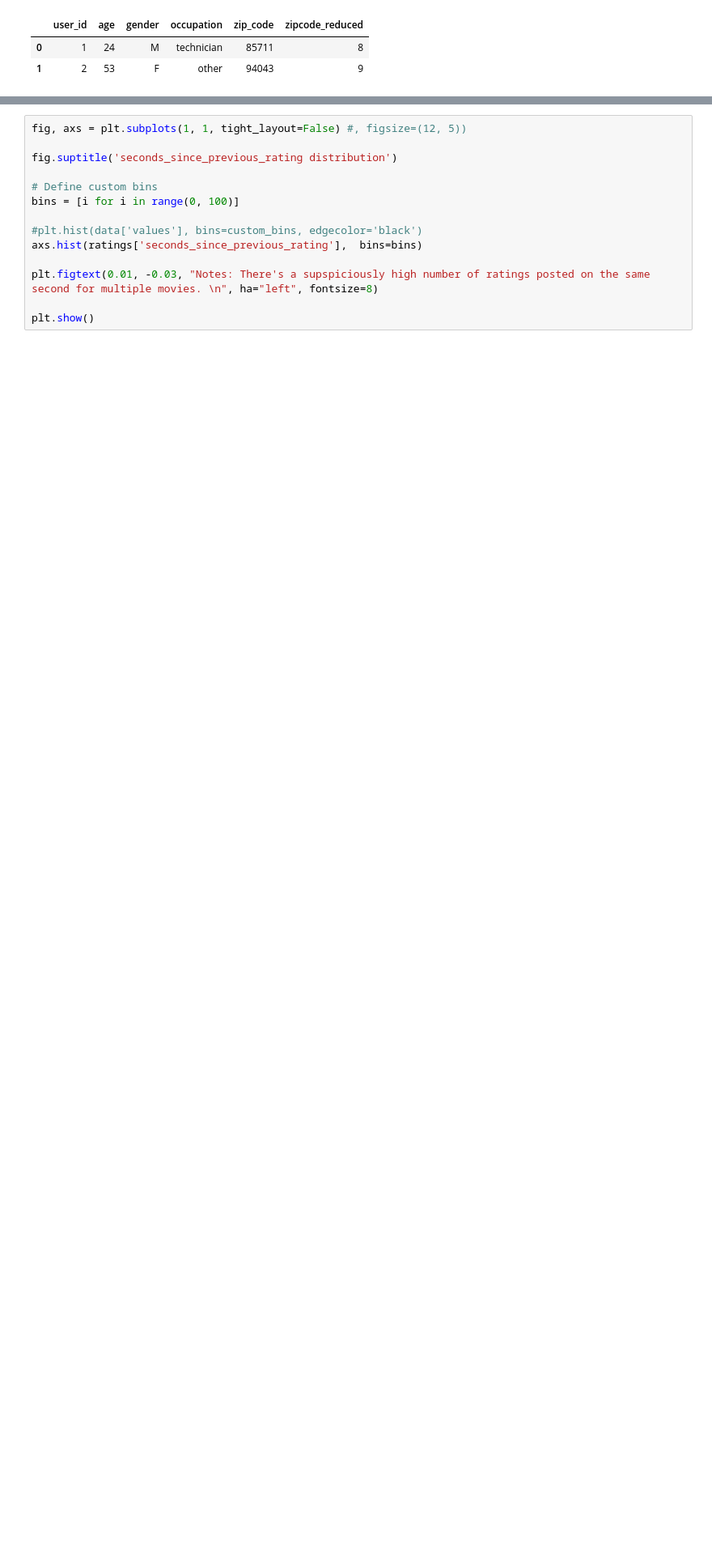
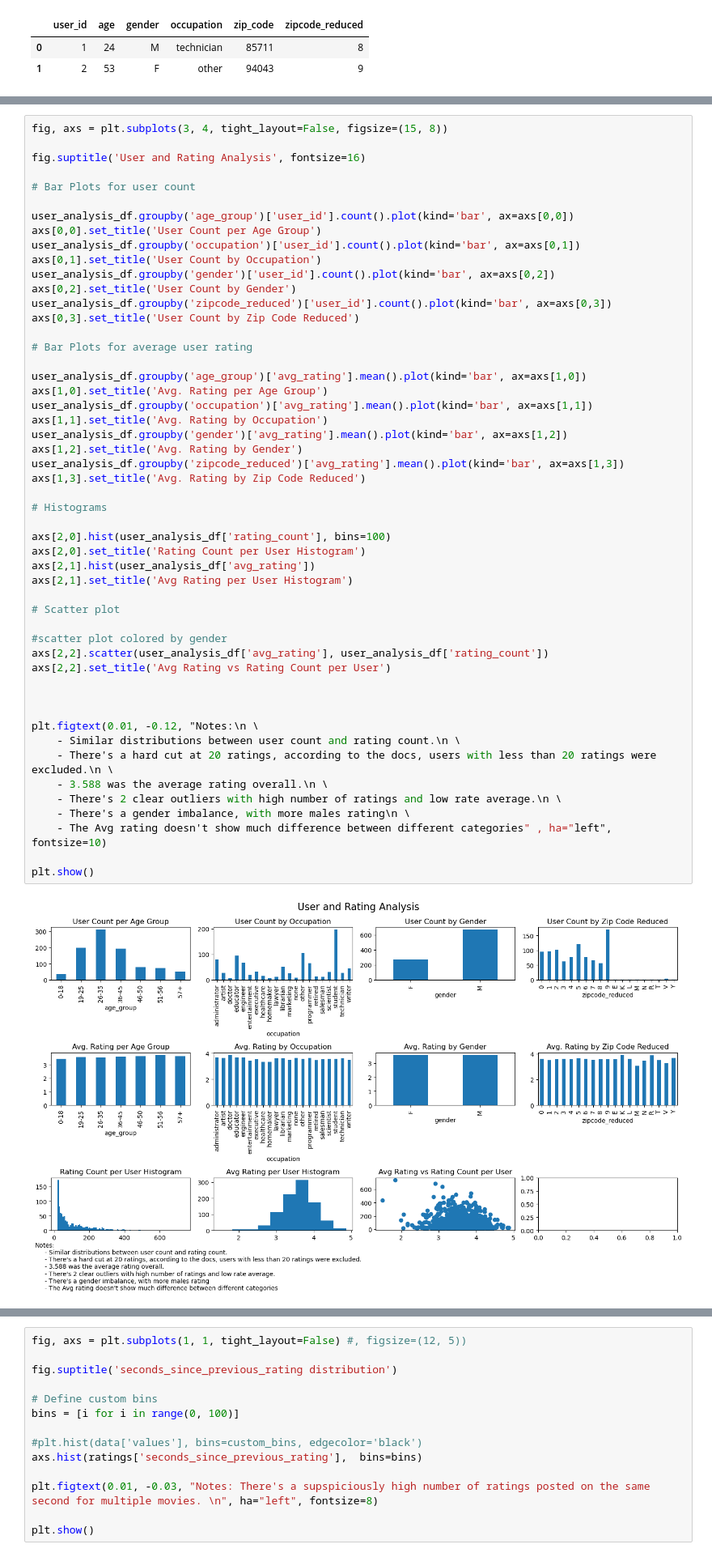
Before and after one commit to mateuscaetano/projects, a Jupyter notebook: Exploratory_Analysis.ipynb, the cells around one changed output, grey strips where cells are left out. Shown at 81% size. Cells and saved outputs as stored; diff of their text form; blank space fills up the shorter version.

```diff
--- a/Exploratory_Analysis.ipynb
+++ b/Exploratory_Analysis.ipynb
@@ -120,0 +117,53 @@ plt.show()
+# %%
+fig, axs = plt.subplots(3, 4, tight_layout=False, figsize=(15, 8))
+
+fig.suptitle('User and Rating Analysis', fontsize=16)
+
+# Bar Plots for user count
+
+user_analysis_df.groupby('age_group')['user_id'].count().plot(kind='bar', ax=axs[0,0])
+axs[0,0].set_title('User Count per Age Group')
+user_analysis_df.groupby('occupation')['user_id'].count().plot(kind='bar', ax=axs[0,1])
+axs[0,1].set_title('User Count by Occupation')
+user_analysis_df.groupby('gender')['user_id'].count().plot(kind='bar', ax=axs[0,2])
+axs[0,2].set_title('User Count by Gender')
+user_analysis_df.groupby('zipcode_reduced')['user_id'].count().plot(kind='bar', ax=axs[0,3])
+axs[0,3].set_title('User Count by Zip Code Reduced')
+
+# Bar Plots for average user rating
+
+user_analysis_df.groupby('age_group')['avg_rating'].mean().plot(kind='bar', ax=axs[1,0])
+axs[1,0].set_title('Avg. Rating per Age Group')
+user_analysis_df.groupby('occupation')['avg_rating'].mean().plot(kind='bar', ax=axs[1,1])
+axs[1,1].set_title('Avg. Rating by Occupation')
+user_analysis_df.groupby('gender')['avg_rating'].mean().plot(kind='bar', ax=axs[1,2])
+axs[1,2].set_title('Avg. Rating by Gender')
+user_analysis_df.groupby('zipcode_reduced')['avg_rating'].mean().plot(kind='bar', ax=axs[1,3])
+axs[1,3].set_title('Avg. Rating by Zip Code Reduced')
+
+# Histograms
+
+axs[2,0].hist(user_analysis_df['rating_count'], bins=100)
+axs[2,0].set_title('Rating Count per User Histogram')
+axs[2,1].hist(user_analysis_df['avg_rating'])
+axs[2,1].set_title('Avg Rating per User Histogram')
+
+# Scatter plot
+
+#scatter plot colored by gender
+axs[2,2].scatter(user_analysis_df['avg_rating'], user_analysis_df['rating_count'])
+axs[2,2].set_title('Avg Rating vs Rating Count per User')
+
+
+
+plt.figtext(0.01, -0.12, "Notes:\n \
+    - Similar distributions between user count and rating count.\n \
+    - There's a hard cut at 20 ratings, according to the docs, users with less than 20 ratings were excluded.\n \
+    - 3.588 was the average rating overall.\n \
+    - There's 2 clear outliers with high number of ratings and low rate average.\n \
+    - There's a gender imbalance, with more males rating\n \
+    - The Avg rating doesn't show much difference between different categories" , ha="left", fontsize=10)
+
+plt.show()
+# %% [output]
+[figure, added]
```
Also changed, not shown: parts of 25 cells of this notebook, 4 other files.
